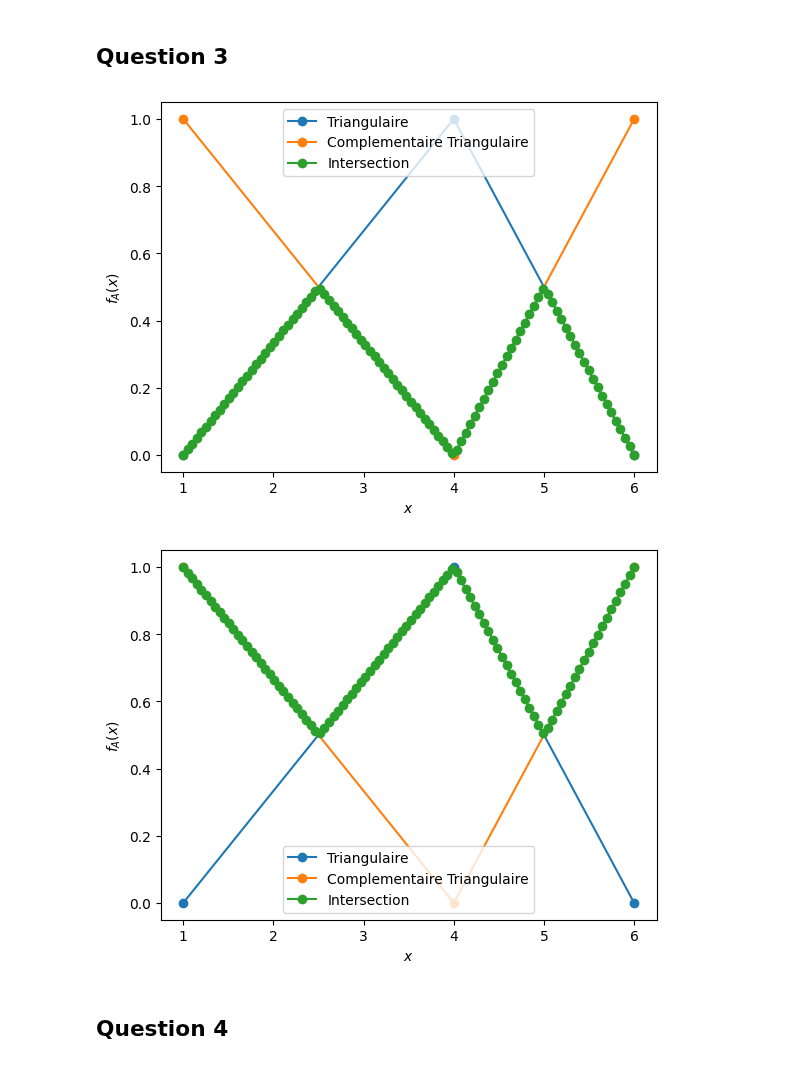
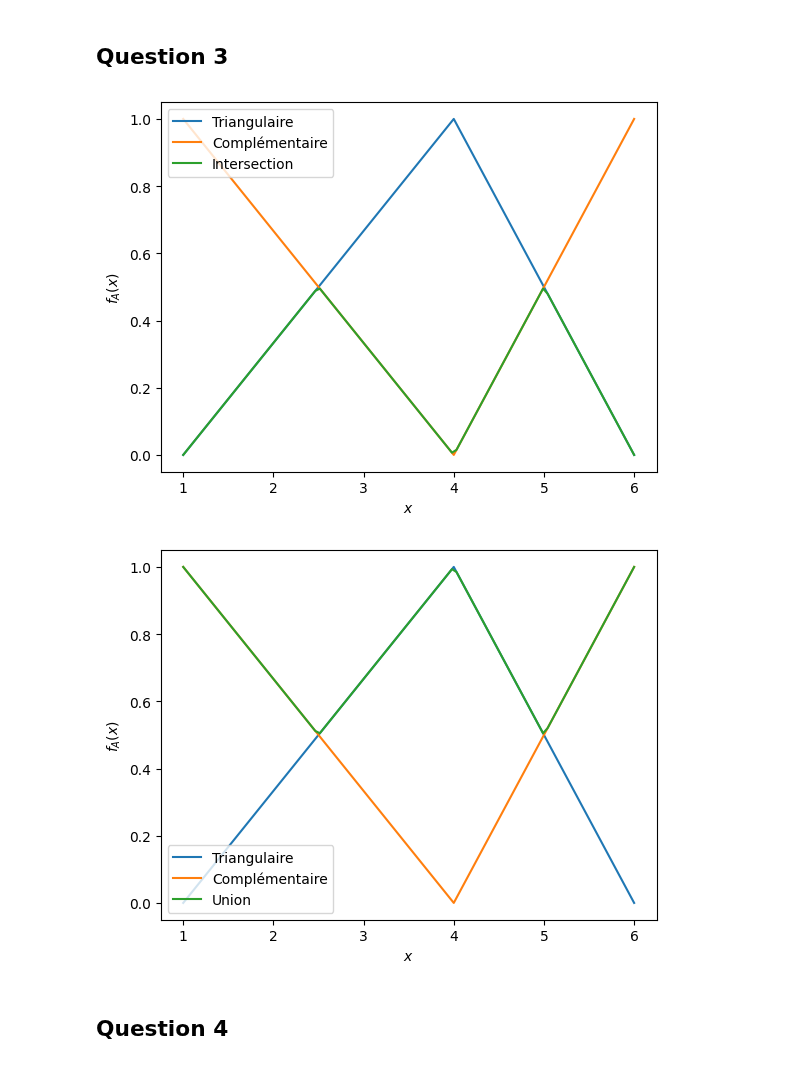
Before and after one commit to CharlesAttend/M2-DAC, a Jupyter notebook: XAI/TME/TME4-5/TME4.ipynb, the cells around one changed output. Saved outputs shown, nothing was run; the diff lists cells and outputs as text; code cells hidden in the pictures.

```diff
--- a/XAI/TME/TME4-5/TME4.ipynb
+++ b/XAI/TME/TME4-5/TME4.ipynb
@@ -21,9 +82,14 @@ def calcule_degre_appartenance(x: int, sef: np.ndarray):
 # %%
 def plot_sef(sef: np.ndarray, name=None, alpha=1):
-    x_values = sef[:, 0]
-    y_values = sef[:, 1]
+    """Affiche la courbe d'un sous-ensemble flou.
 
-    plt.plot(x_values, y_values, marker="o", linestyle="-", label=name, alpha=alpha)
+    :param np.ndarray sef: Sous-ensemble flou
+    :param string name: Nom de la courbe, par défaut à None
+    :param int alpha: Opacité des courbes, par défaut à 1
+    """
+    # x_values = sef[:, 0]
+    # y_values = sef[:, 1]
+    plt.plot(sef[:, 0], sef[:, 1], linestyle="-", label=name, alpha=alpha)
     plt.xlabel("$x$")
     plt.ylabel("$f_A(x)$")
     plt.legend()
@@ -31,6 +97,12 @@ def plot_sef(sef: np.ndarray, name=None, alpha=1):
 
 
 def plot_sefs(sefs: dict, alpha=1, title=None):
+    """Affiche la courbe de plusieurs sous-ensembles flous.
+
+    :param dict sefs: Dictionnaire de sous-ensembles flou, où la clé représente son nom.
+    :param int alpha: Opacité des courbes, par défaut à 1
+    :param string title: Titre de la figure, par défaut à None
+    """
     for name, values in sefs.items():
         plot_sef(values, name, alpha=alpha)
     if title:
@@ -46,16 +118,21 @@ plot_sefs(sef, alpha=0.6)
 # %% [markdown]
 ## Question 1
 # %%
-def complementary(sef):
-    sef_copy = sef.copy()
-    sef_copy[:, 1] = 1 - sef_copy[:, 1]
-    return sef_copy
+def complementaire(sef):
+    """Construit le complémentaire d'un sous-ensemble flou.
+
+    :param np.ndarray sef: Sous-ensemble flou
+    :return np.ndarray: Complémentaire du sous-ensemble flou
+    """
+    sef_complementaire = sef.copy()
+    sef_complementaire[:, 1] = 1 - sef_complementaire[:, 1]
+    return sef_complementaire
 
 
 plot_sefs(
     {
         "triangulaire": sef["triangulaire"],
-        "complémentaire triangulaire": complementary(sef["triangulaire"]),
+        "complémentaire triangulaire": complementaire(sef["triangulaire"]),
     }
 )
 # %% [output]
@@ -63,4 +140,4 @@ plot_sefs(
 # %%
-complementaries = {name: complementary(sef[name]) for name in sef.keys()}
+complementaries = {name: complementaire(sef[name]) for name in sef.keys()}
 plot_sefs(complementaries, alpha=0.6)
 # %% [output]
@@ -148,23 +224,23 @@ def union(a, b, t_conorme, step=100):
 # %%
 plot_sefs(
     {
         "Triangulaire": sef["triangulaire"],
-        "Complementaire Triangulaire": complementaries["triangulaire"],
+        "Complémentaire": complementaries["triangulaire"],
         "Intersection": intersection(sef["triangulaire"], complementaries["triangulaire"], TNorme.zadeh),
     }
 )
 # %% [output]
-[figure, old version]
+[figure, new version]
 # %%
 plot_sefs(
     {
         "Triangulaire": sef["triangulaire"],
-        "Complementaire Triangulaire": complementaries["triangulaire"],
-        "Intersection": union(sef["triangulaire"], complementaries["triangulaire"], TConorme.zadeh),
+        "Complémentaire": complementaries["triangulaire"],
+        "Union": union(sef["triangulaire"], complementaries["triangulaire"], TConorme.zadeh),
     }
 )
 # %% [output]
-[figure, old version]
+[figure, new version]
 # %% [markdown]
 ## Question 4
 # %% [markdown]
```
Also changed, not shown: parts of 31 cells of this notebook.
